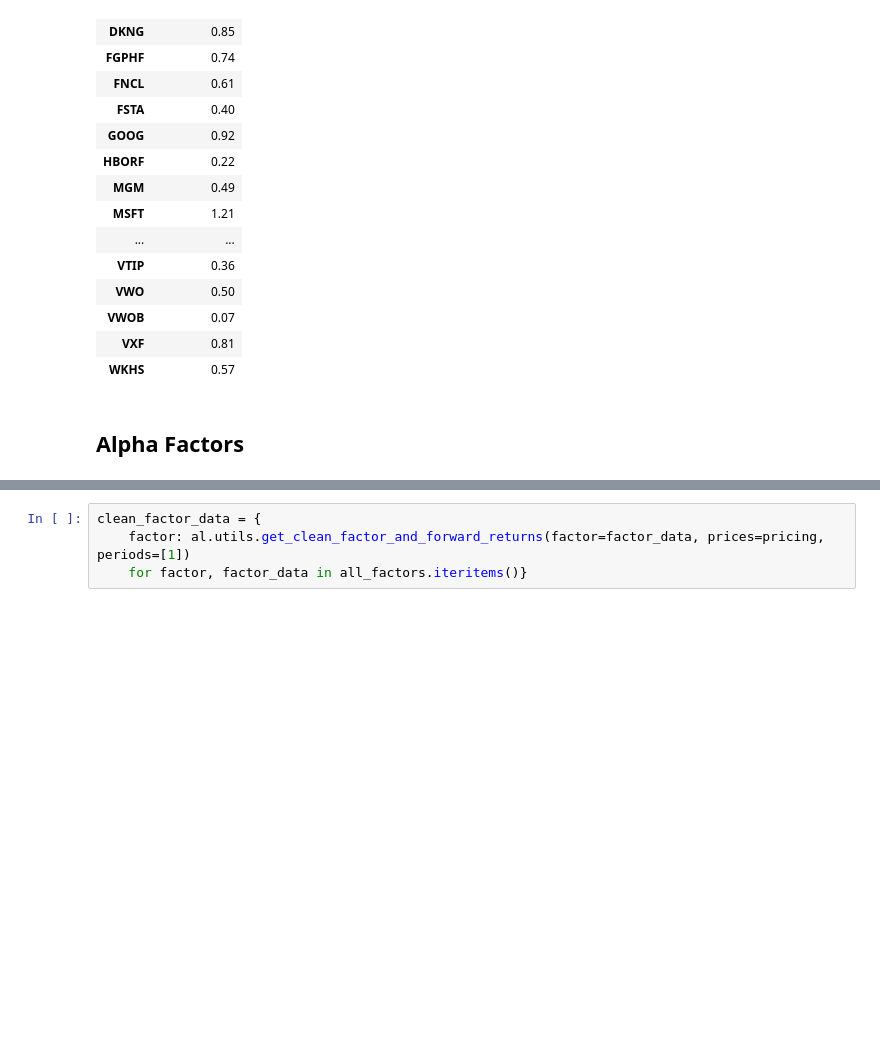
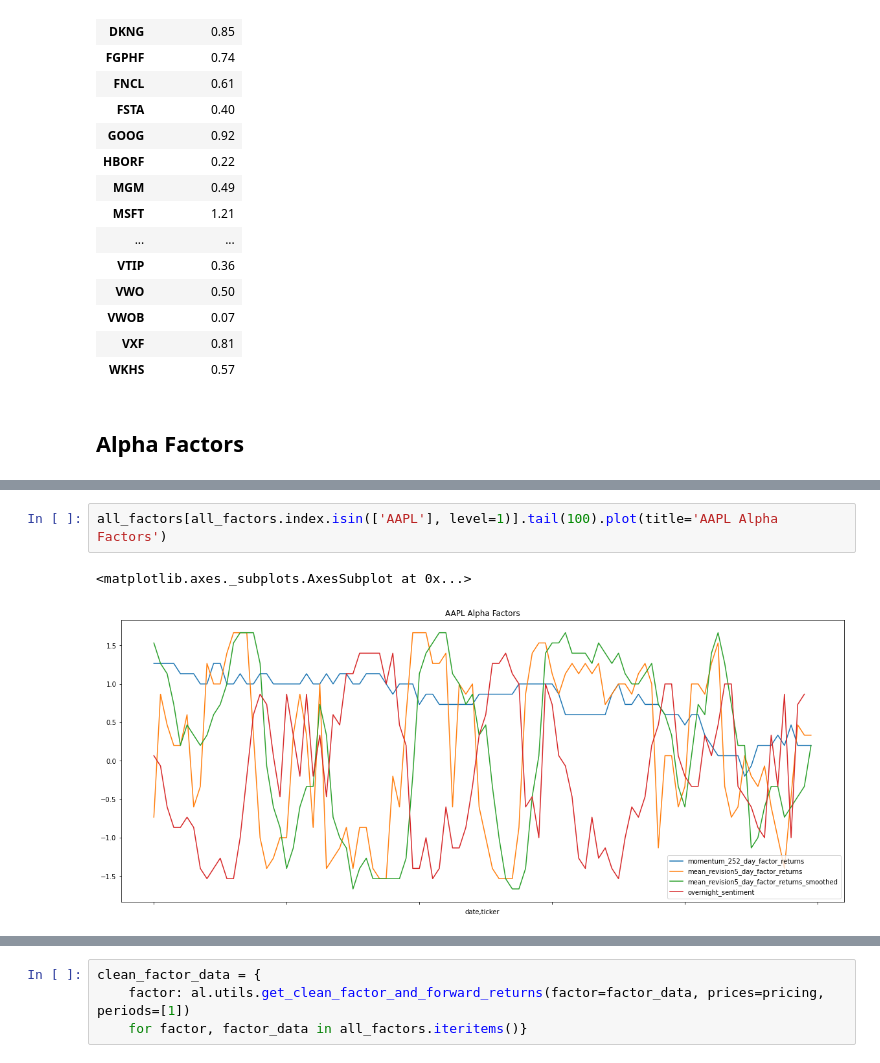
Before and after one commit to nmaiorana/svi-trading-tools, a Jupyter notebook: portfolio_analysis_ira_20210323.ipynb, the cells around one changed output, grey strips where cells are left out. Saved outputs shown, nothing was run; the diff lists cells and outputs as text; blank space fills up the shorter version.

```diff
--- a/portfolio_analysis_ira_20210323.ipynb
+++ b/portfolio_analysis_ira_20210323.ipynb
@@ -409,3 +344,8 @@ all_factors.dropna().head(10)
+# %%
+all_factors[all_factors.index.isin(['AAPL'], level=1)].tail(100).plot(title='AAPL Alpha Factors')
+# %% [output]
+<matplotlib.axes._subplots.AxesSubplot at 0x...>
+[figure, added]
 # %%
 import alphalens as al
 importlib.reload(al)
```
Also changed, not shown: parts of 9 cells of this notebook, 1 other file.
